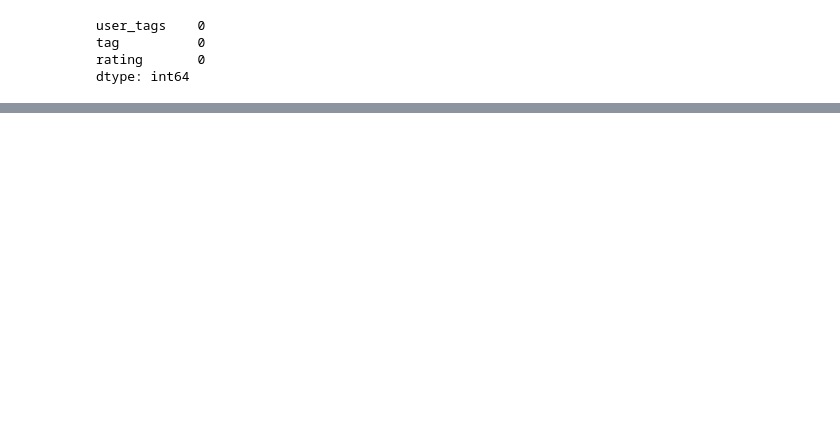
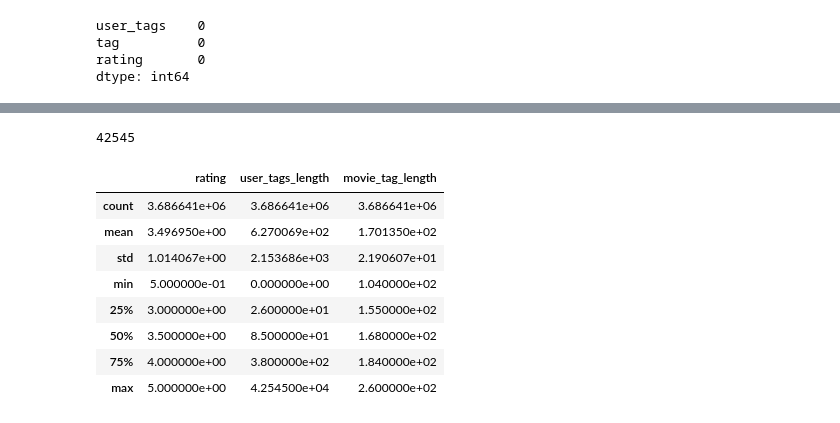
Before and after one commit to ashwiniyer176/MovieLens-Recommendation-System, a Jupyter notebook: notebooks/Data_Cleaning.ipynb, the cells around one changed output, grey strips where cells are left out. Cells and saved outputs as stored; diff of their text form; code cells hidden in the pictures; blank space fills up the shorter version.

```diff
--- a/notebooks/Data_Cleaning.ipynb
+++ b/notebooks/Data_Cleaning.ipynb
@@ -170,0 +188,16 @@ See the caveats in the documentation: https://pandas.pydata.org/pandas-docs/stab
+# %%
+user_item_data.user_tags_length.max()
+# %% [output]
+42545
+# %%
+user_item_data.describe()
+# %% [output]
+|  | rating | user_tags_length | movie_tag_length |
+| count | 3.686641e+06 | 3.686641e+06 | 3.686641e+06 |
+| mean | 3.496950e+00 | 6.270069e+02 | 1.701350e+02 |
+| std | 1.014067e+00 | 2.153686e+03 | 2.190607e+01 |
+| min | 5.000000e-01 | 0.000000e+00 | 1.040000e+02 |
+| 25% | 3.000000e+00 | 2.600000e+01 | 1.550000e+02 |
+| 50% | 3.500000e+00 | 8.500000e+01 | 1.680000e+02 |
+| 75% | 4.000000e+00 | 3.800000e+02 | 1.840000e+02 |
+| max | 5.000000e+00 | 4.254500e+04 | 2.600000e+02 |
```
Also changed, not shown: parts of 18 cells of this notebook.
